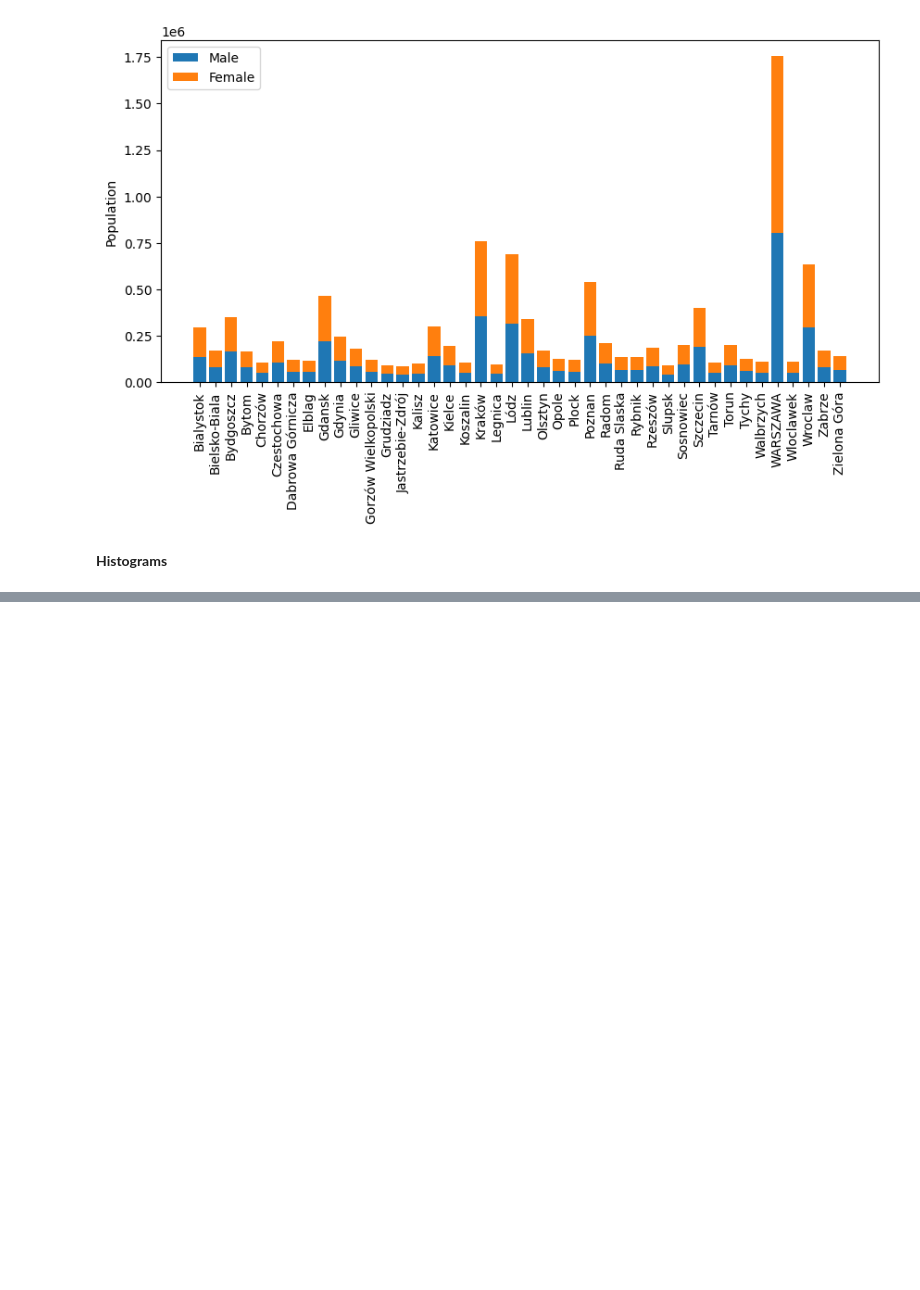
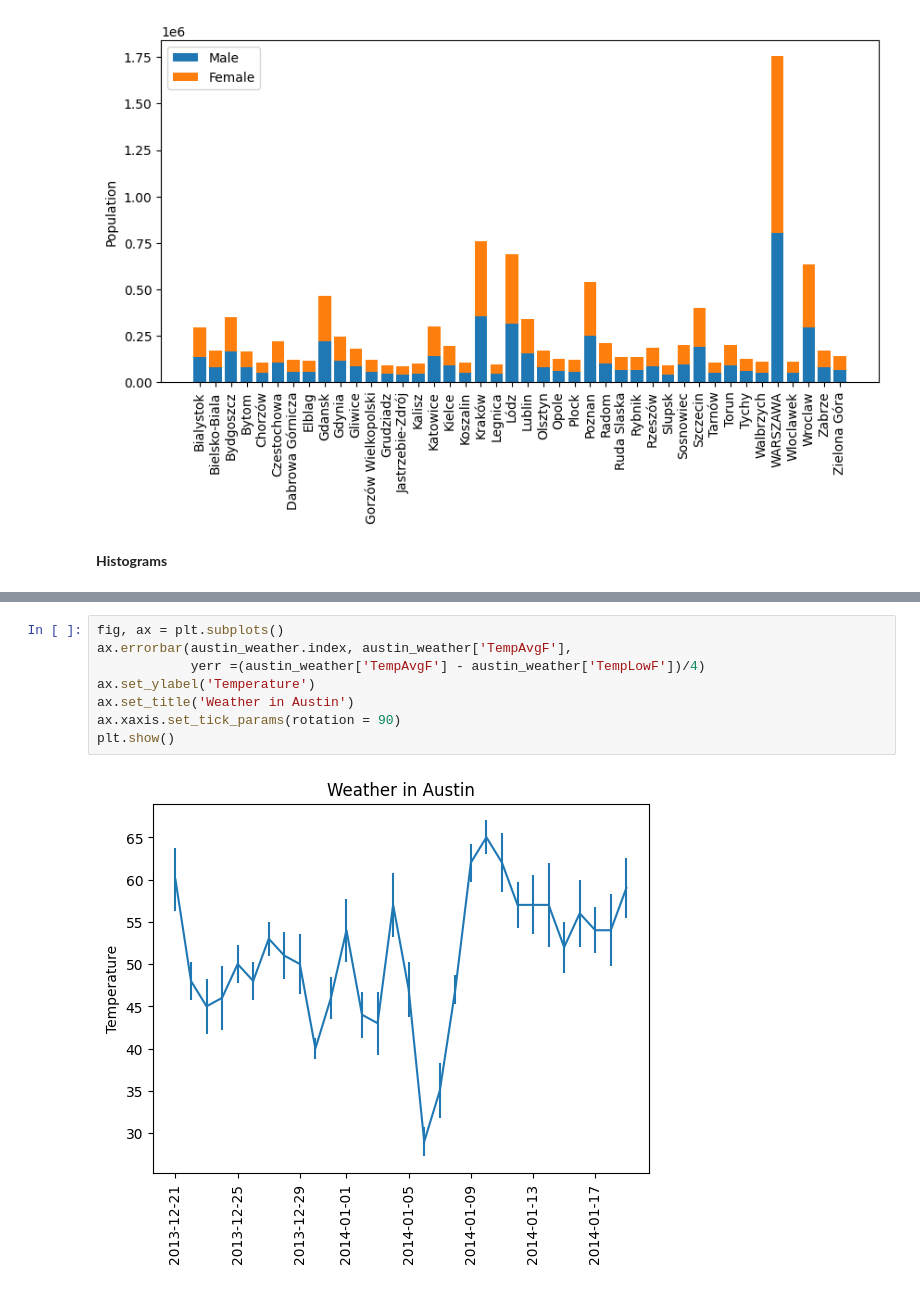
Before and after one commit to ANUVAMAON/KurzDataScienceCZ6, a Jupyter notebook: 06_data_visualisation/01.ipynb, the cells around one changed output, grey strips where cells are left out. Drawn from its saved outputs; the diff is of its cells as text; blank space fills up the shorter version.

```diff
--- a/06_data_visualisation/01.ipynb
+++ b/06_data_visualisation/01.ipynb
@@ -380,0 +402,10 @@ plt.show()
+# %%
+fig, ax = plt.subplots()
+ax.errorbar(austin_weather.index, austin_weather['TempAvgF'],
+            yerr =(austin_weather['TempAvgF'] - austin_weather['TempLowF'])/4)
+ax.set_ylabel('Temperature')
+ax.set_title('Weather in Austin')
+ax.xaxis.set_tick_params(rotation = 90)
+plt.show()
+# %% [output]
+[figure, added]
```
Also changed, not shown: parts of 51 cells of this notebook, 1 other file.
